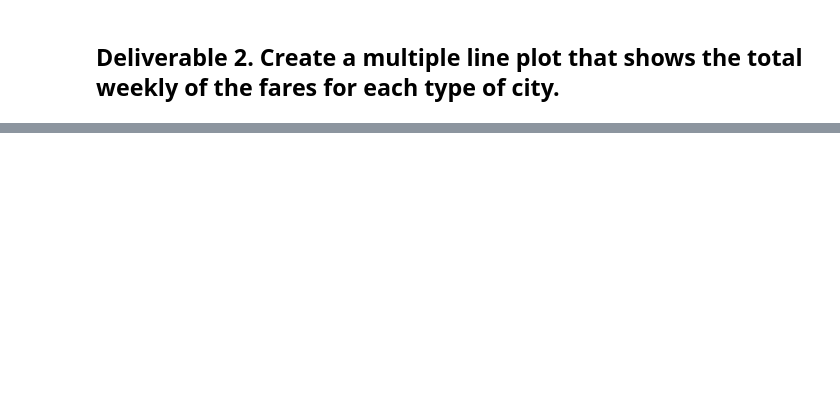
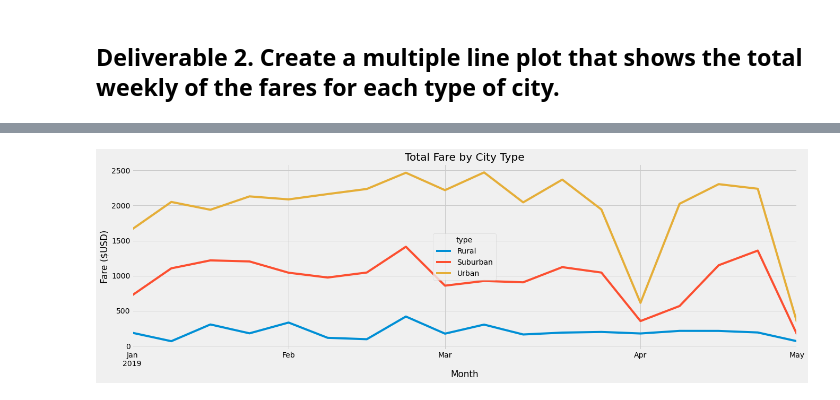
Before and after one commit to mattnelson-code/PyBer_Analysis, a Jupyter notebook: PyBer_Challenge.ipynb, the cells around one changed output, grey strips where cells are left out. Saved outputs shown, nothing was run; the diff lists cells and outputs as text; code cells hidden in the pictures; blank space fills up the shorter version.

```diff
--- a/PyBer_Challenge.ipynb
+++ b/PyBer_Challenge.ipynb
@@ -93,3 +160,5 @@ pyber_summary_df.index.name = None
 # %%
 # 4. Create a pivot table with the 'date' as the index, the columns ='type', and values='fare'
 # to get the total fares for each type of city by the date.
+pyber_pivot = pyber_sorted_df.pivot(index="date", columns="type", values="fare")
+pyber_pivot.head(10)
@@ -96,2 +178,4 @@ pyber_summary_df.index.name = None
 # %%
 # 5. Create a new DataFrame from the pivot table DataFrame using loc on the given dates, '2019-01-01':'2019-04-29'.
+pyber_pivot_df = pyber_pivot.loc["1/1/19": "4/29/29"]
+pyber_pivot_df.head(10)
@@ -98,3 +195,5 @@ pyber_summary_df.index.name = None
 # %%
 # 6. Set the "date" index to datetime datatype. This is necessary to use the resample() method in Step 8.
 # df.index = pd.to_datetime(df.index)
+pyber_pivot_df.index = pd.to_datetime(pyber_pivot_df.index)
+pyber_pivot_df.head(10)
@@ -103,2 +227,4 @@ pyber_summary_df.index.name = None
 # %%
 # 8. Create a new DataFrame using the "resample()" function by week 'W' and get the sum of the fares for each week.
+pyber_final_df = pyber_pivot_df.resample("W").sum()
+pyber_final_df.head(10)
@@ -105,7 +244,19 @@ pyber_summary_df.index.name = None
 # %%
-# 8. Using the object-oriented interface method, plot the resample DataFrame using the df.plot() function.
+# 9. Using the object-oriented interface method, plot the resample DataFrame using the df.plot() function.
 
 # Import the style from Matplotlib.
 from matplotlib import style
 # Use the graph style fivethirtyeight.
 style.use('fivethirtyeight')
+
+# Create chart
+ax = pyber_final_df.plot(figsize = (20,6))
+# Add a title
+ax.set_title("Total Fare by City Type")
+#  Add a x- and y-axis label.
+ax.set_xlabel("Month")
+ax.set_ylabel("Fare ($USD)")
+plt.savefig("Analysis/PyBer_fare_summary.png")
+plt.show()
+# %% [output]
+[figure, added]
```
Also changed, not shown: parts of 18 cells of this notebook, 3 other files.
